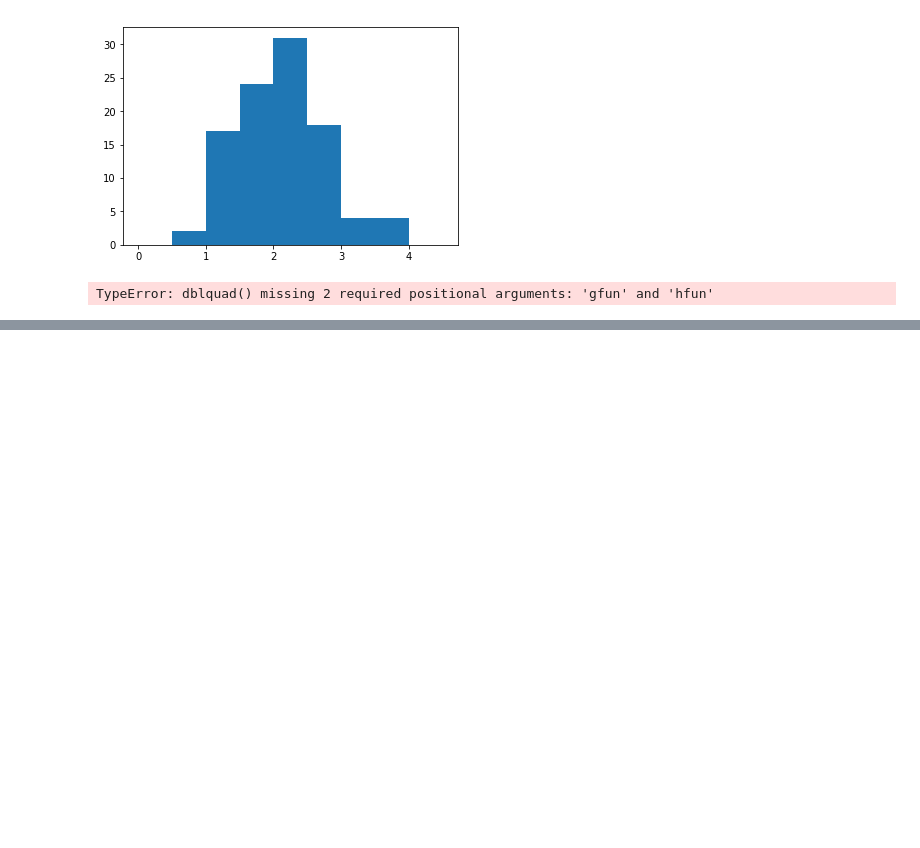
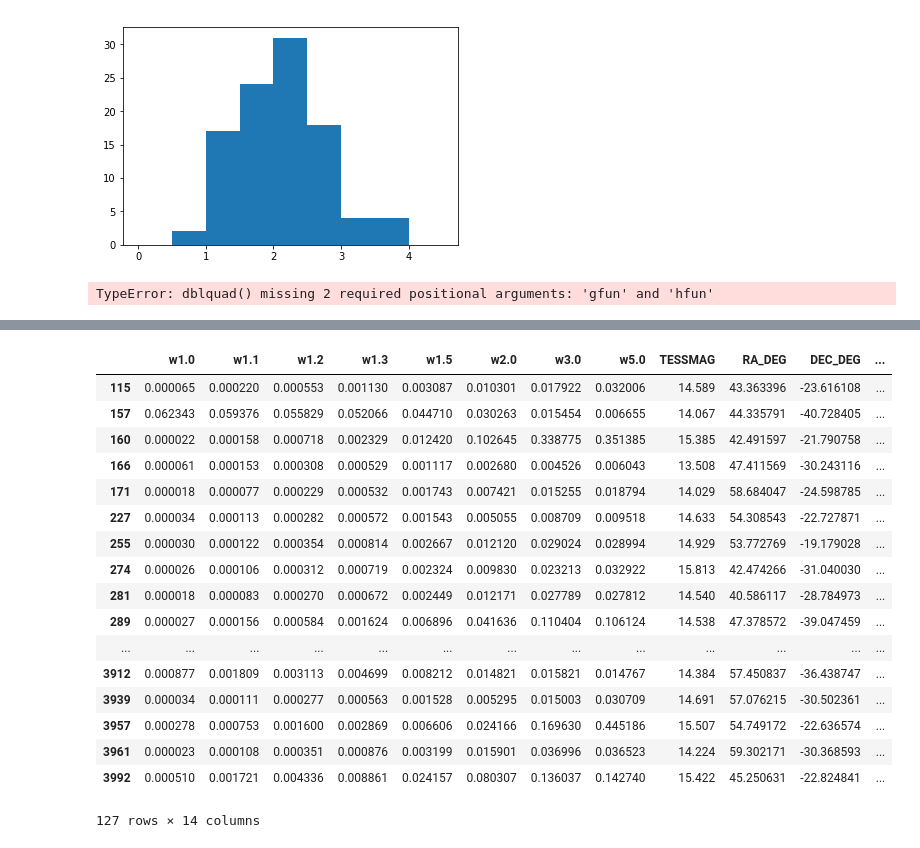
Before and after one commit to mrtommyb/tess-focus-explore, a Jupyter notebook: Explore-focus-changes.ipynb, the cells around one changed output, grey strips where cells are left out. Drawn from its saved outputs; the diff is of its cells as text; code cells hidden in the pictures; blank space fills up the shorter version.

```diff
--- a/Explore-focus-changes.ipynb
+++ b/Explore-focus-changes.ipynb
@@ -123,2 +136,23 @@ TypeError: dblquad() missing 2 required positional arguments: 'gfun' and 'hfun'
+# %%
+df[df['w1.0'] > 1.E-5]
+# %% [output]
+|  | w1.0 | w1.1 | w1.2 | w1.3 | w1.5 | w2.0 | w3.0 | w5.0 | TESSMAG | RA_DEG | DEC_DEG | ... |
+| 115 | 0.000065 | 0.000220 | 0.000553 | 0.001130 | 0.003087 | 0.010301 | 0.017922 | 0.032006 | 14.589 | 43.363396 | -23.616108 | ... |
+| 157 | 0.062343 | 0.059376 | 0.055829 | 0.052066 | 0.044710 | 0.030263 | 0.015454 | 0.006655 | 14.067 | 44.335791 | -40.728405 | ... |
+| 160 | 0.000022 | 0.000158 | 0.000718 | 0.002329 | 0.012420 | 0.102645 | 0.338775 | 0.351385 | 15.385 | 42.491597 | -21.790758 | ... |
+| 166 | 0.000061 | 0.000153 | 0.000308 | 0.000529 | 0.001117 | 0.002680 | 0.004526 | 0.006043 | 13.508 | 47.411569 | -30.243116 | ... |
+| 171 | 0.000018 | 0.000077 | 0.000229 | 0.000532 | 0.001743 | 0.007421 | 0.015255 | 0.018794 | 14.029 | 58.684047 | -24.598785 | ... |
+| 227 | 0.000034 | 0.000113 | 0.000282 | 0.000572 | 0.001543 | 0.005055 | 0.008709 | 0.009518 | 14.633 | 54.308543 | -22.727871 | ... |
+| 255 | 0.000030 | 0.000122 | 0.000354 | 0.000814 | 0.002667 | 0.012120 | 0.029024 | 0.028994 | 14.929 | 53.772769 | -19.179028 | ... |
+| 274 | 0.000026 | 0.000106 | 0.000312 | 0.000719 | 0.002324 | 0.009830 | 0.023213 | 0.032922 | 15.813 | 42.474266 | -31.040030 | ... |
+| 281 | 0.000018 | 0.000083 | 0.000270 | 0.000672 | 0.002449 | 0.012171 | 0.027789 | 0.027812 | 14.540 | 40.586117 | -28.784973 | ... |
+| 289 | 0.000027 | 0.000156 | 0.000584 | 0.001624 | 0.006896 | 0.041636 | 0.110404 | 0.106124 | 14.538 | 47.378572 | -39.047459 | ... |
+| ... | ... | ... | ... | ... | ... | ... | ... | ... | ... | ... | ... | ... |
+| 3912 | 0.000877 | 0.001809 | 0.003113 | 0.004699 | 0.008212 | 0.014821 | 0.015821 | 0.014767 | 14.384 | 57.450837 | -36.438747 | ... |
+| 3939 | 0.000034 | 0.000111 | 0.000277 | 0.000563 | 0.001528 | 0.005295 | 0.015003 | 0.030709 | 14.691 | 57.076215 | -30.502361 | ... |
+| 3957 | 0.000278 | 0.000753 | 0.001600 | 0.002869 | 0.006606 | 0.024166 | 0.169630 | 0.445186 | 15.507 | 54.749172 | -22.636574 | ... |
+| 3961 | 0.000023 | 0.000108 | 0.000351 | 0.000876 | 0.003199 | 0.015901 | 0.036996 | 0.036523 | 14.224 | 59.302171 | -30.368593 | ... |
+| 3992 | 0.000510 | 0.001721 | 0.004336 | 0.008861 | 0.024157 | 0.080307 | 0.136037 | 0.142740 | 15.422 | 45.250631 | -22.824841 | ... |
+127 rows × 14 columns
 # %%
 # %% [output]
```
Also changed, not shown: parts of 4 cells of this notebook, 1 other file.
